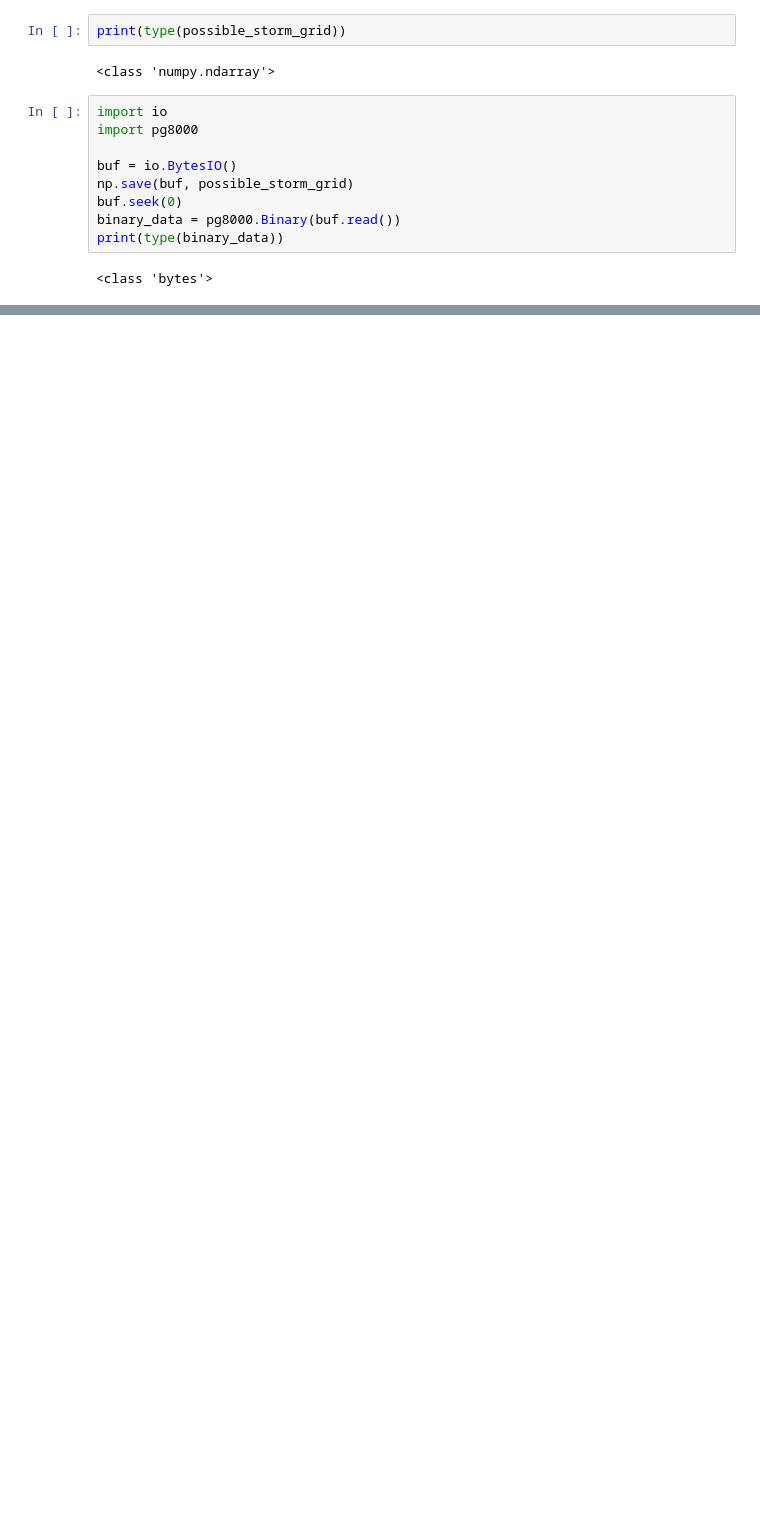
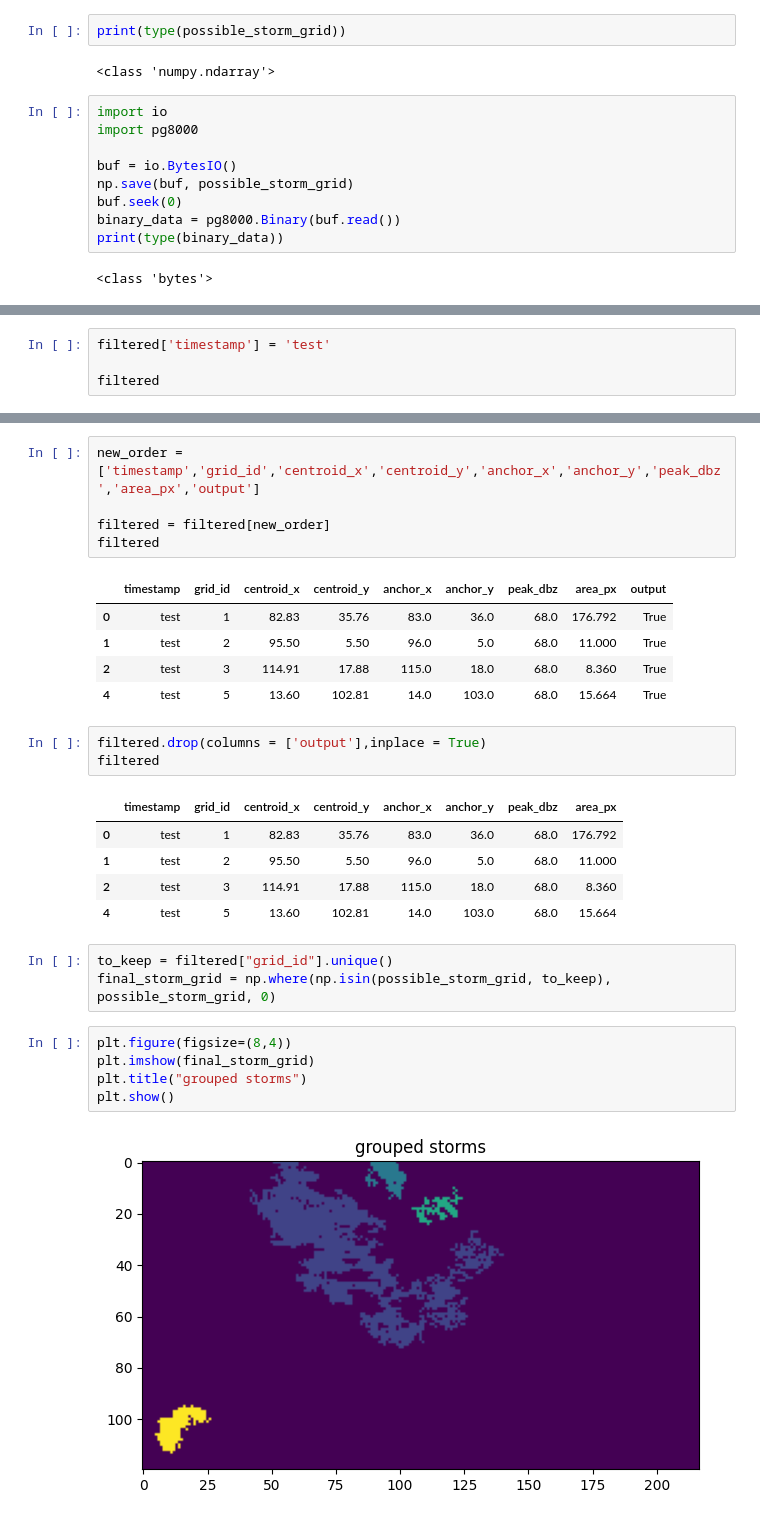
Before and after one commit to ShayneTan03/weather_app, a Jupyter notebook: backend/storm_object_detector/dev.ipynb, the cells around one changed output, grey strips where cells are left out. Cells and saved outputs as stored; diff of their text form; blank space fills up the shorter version.

```diff
--- a/backend/storm_object_detector/dev.ipynb
+++ b/backend/storm_object_detector/dev.ipynb
@@ -397,0 +419,4 @@ print(type(binary_data))
+# %%
+filtered['timestamp'] = 'test'
+
+filtered
@@ -397,0 +434,30 @@ print(type(binary_data))
+# %%
+new_order = ['timestamp','grid_id','centroid_x','centroid_y','anchor_x','anchor_y','peak_dbz','area_px','output']
+
+filtered = filtered[new_order]
+filtered
+# %% [output]
+|  | timestamp | grid_id | centroid_x | centroid_y | anchor_x | anchor_y | peak_dbz | area_px | output |
+| 0 | test | 1 | 82.83 | 35.76 | 83.0 | 36.0 | 68.0 | 176.792 | True |
+| 1 | test | 2 | 95.50 | 5.50 | 96.0 | 5.0 | 68.0 | 11.000 | True |
+| 2 | test | 3 | 114.91 | 17.88 | 115.0 | 18.0 | 68.0 | 8.360 | True |
+| 4 | test | 5 | 13.60 | 102.81 | 14.0 | 103.0 | 68.0 | 15.664 | True |
+# %%
+filtered.drop(columns = ['output'],inplace = True)
+filtered
+# %% [output]
+|  | timestamp | grid_id | centroid_x | centroid_y | anchor_x | anchor_y | peak_dbz | area_px |
+| 0 | test | 1 | 82.83 | 35.76 | 83.0 | 36.0 | 68.0 | 176.792 |
+| 1 | test | 2 | 95.50 | 5.50 | 96.0 | 5.0 | 68.0 | 11.000 |
+| 2 | test | 3 | 114.91 | 17.88 | 115.0 | 18.0 | 68.0 | 8.360 |
+| 4 | test | 5 | 13.60 | 102.81 | 14.0 | 103.0 | 68.0 | 15.664 |
+# %%
+to_keep = filtered["grid_id"].unique()
+final_storm_grid = np.where(np.isin(possible_storm_grid, to_keep), possible_storm_grid, 0)
+# %%
+plt.figure(figsize=(8,4))
+plt.imshow(final_storm_grid)
+plt.title("grouped storms")
+plt.show()
+# %% [output]
+[figure, added]
```
Also changed, not shown: parts of 5 cells of this notebook, 3 other files.
